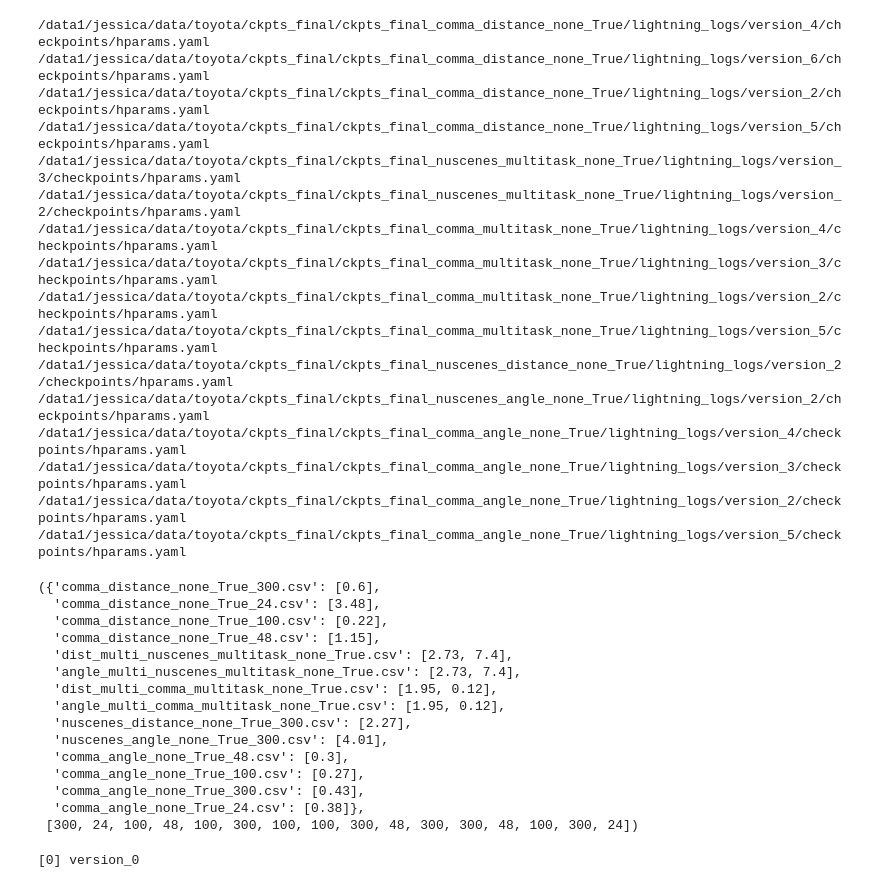
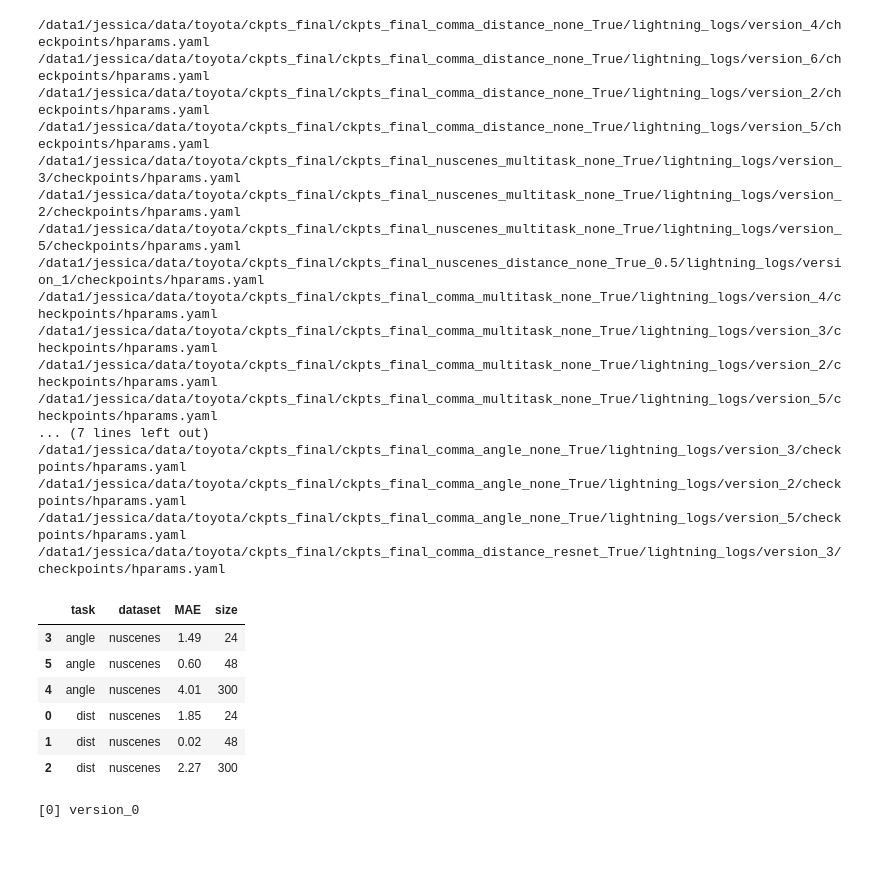
Before and after one commit to jessicamecht/concept_gridlock, a Jupyter notebook: analyse_results/table_for_papers copy.ipynb, the cells around one changed output. Saved outputs shown, nothing was run; the diff lists cells and outputs as text; code cells hidden in the pictures; blank space fills up the shorter version.

Commit message:
update table

```diff
--- a/analyse_results/table_for_papers copy.ipynb
+++ b/analyse_results/table_for_papers copy.ipynb
@@ -19,20 +19,3 @@ import re
 from pathlib import Path
 import argparse
 import yaml
-# %%
-p = "/home/jessica/personalized_driving_toyota/scenarios/scenarios_nuscenes.txt"
-with open(p) as file:
-    lines = [line.strip() for line in file]
-scenarios = lines
-scenarios = random.sample(scenarios, 24)
-with open("scenarios_small_24.txt", "w") as file:
-    for item in scenarios:
-        file.write(str(item) + "\n")
-p = "/home/jessica/personalized_driving_toyota/scenarios/scenarios_nuscenes.txt"
-with open(p) as file:
-    lines = [line.strip() for line in file]
-scenarios = lines
-scenarios = random.sample(scenarios, 48)
-with open("scenarios_small_48.txt", "w") as file:
-    for item in scenarios:
-        file.write(str(item) + "\n")
@@ -71,16 +62,17 @@ for elem in os.listdir(p):
 /data1/jessica/data/toyota/ckpts_final/ckpts_final_comma_distance_none_True/lightning_logs/version_5/checkpoints/hparams.yaml
 /data1/jessica/data/toyota/ckpts_final/ckpts_final_nuscenes_multitask_none_True/lightning_logs/version_3/checkpoints/hparams.yaml
 /data1/jessica/data/toyota/ckpts_final/ckpts_final_nuscenes_multitask_none_True/lightning_logs/version_2/checkpoints/hparams.yaml
+/data1/jessica/data/toyota/ckpts_final/ckpts_final_nuscenes_multitask_none_True/lightning_logs/version_5/checkpoints/hparams.yaml
+/data1/jessica/data/toyota/ckpts_final/ckpts_final_nuscenes_distance_none_True_0.5/lightning_logs/version_1/checkpoints/hparams.yaml
 /data1/jessica/data/toyota/ckpts_final/ckpts_final_comma_multitask_none_True/lightning_logs/version_4/checkpoints/hparams.yaml
 /data1/jessica/data/toyota/ckpts_final/ckpts_final_comma_multitask_none_True/lightning_logs/version_3/checkpoints/hparams.yaml
 /data1/jessica/data/toyota/ckpts_final/ckpts_final_comma_multitask_none_True/lightning_logs/version_2/checkpoints/hparams.yaml
 /data1/jessica/data/toyota/ckpts_final/ckpts_final_comma_multitask_none_True/lightning_logs/version_5/checkpoints/hparams.yaml
-/data1/jessica/data/toyota/ckpts_final/ckpts_final_nuscenes_distance_none_True/lightning_logs/version_2/checkpoints/hparams.yaml
-/data1/jessica/data/toyota/ckpts_final/ckpts_final_nuscenes_angle_none_True/lightning_logs/version_2/checkpoints/hparams.yaml
-/data1/jessica/data/toyota/ckpts_final/ckpts_final_comma_angle_none_True/lightning_logs/version_4/checkpoints/hparams.yaml
+... (7 lines left out)
 /data1/jessica/data/toyota/ckpts_final/ckpts_final_comma_angle_none_True/lightning_logs/version_3/checkpoints/hparams.yaml
 /data1/jessica/data/toyota/ckpts_final/ckpts_final_comma_angle_none_True/lightning_logs/version_2/checkpoints/hparams.yaml
 /data1/jessica/data/toyota/ckpts_final/ckpts_final_comma_angle_none_True/lightning_logs/version_5/checkpoints/hparams.yaml
+/data1/jessica/data/toyota/ckpts_final/ckpts_final_comma_distance_resnet_True/lightning_logs/version_3/checkpoints/hparams.yaml
 # %%
 res = {}
 for elem in elems:
@@ -97,21 +89,3 @@ for elem in elems:
             loss3 = mae_loss(torch.tensor(df['preds']),  torch.tensor(df['targets']), torch.tensor(m))
             task.append(round(loss3.item(), 2))
             res[filename] = task
-# %%
-res, n_feats
-# %% [output]
-({'comma_distance_none_True_300.csv': [0.6],
-  'comma_distance_none_True_24.csv': [3.48],
-  'comma_distance_none_True_100.csv': [0.22],
-  'comma_distance_none_True_48.csv': [1.15],
-  'dist_multi_nuscenes_multitask_none_True.csv': [2.73, 7.4],
-  'angle_multi_nuscenes_multitask_none_True.csv': [2.73, 7.4],
-  'dist_multi_comma_multitask_none_True.csv': [1.95, 0.12],
-  'angle_multi_comma_multitask_none_True.csv': [1.95, 0.12],
-  'nuscenes_distance_none_True_300.csv': [2.27],
-  'nuscenes_angle_none_True_300.csv': [4.01],
-  'comma_angle_none_True_48.csv': [0.3],
-  'comma_angle_none_True_100.csv': [0.27],
-  'comma_angle_none_True_300.csv': [0.43],
-  'comma_angle_none_True_24.csv': [0.38]},
- [300, 24, 100, 48, 100, 300, 100, 100, 300, 48, 300, 300, 48, 100, 300, 24])
@@ -126,3 +92,23 @@ def mae_loss(input, target, mask, reduction="mean"):
+# %%
+
+rows = []
+for elem in res.keys():
+    task = "dist" if "dist" in elem else ("angle" if 'angle' in elem else "multitask")
+    dataset = "comma" if 'comma' in elem else "nuscenes"
+    size = 100 if '100' in elem else (300 if '300' in elem else (24 if '24' in elem else 48 if '48' in elem else "none"))
+    val = res[elem]
+    if task == 'multitask' or size == "none" or dataset != "nuscenes": continue
+    rows.append({'task': task, 'dataset': dataset, "MAE": val[0], "size":size})
+# %%
+pd.DataFrame(rows).sort_values('size').sort_values('task')
+# %% [output]
+|  | task | dataset | MAE | size |
+| 3 | angle | nuscenes | 1.49 | 24 |
+| 5 | angle | nuscenes | 0.60 | 48 |
+| 4 | angle | nuscenes | 4.01 | 300 |
+| 0 | dist | nuscenes | 1.85 | 24 |
+| 1 | dist | nuscenes | 0.02 | 48 |
+| 2 | dist | nuscenes | 2.27 | 300 |
 # %%
 
 p = '/data1/jessica/data/toyota/ckpts_final/'
```
Also changed, not shown: parts of 2 cells of this notebook.
